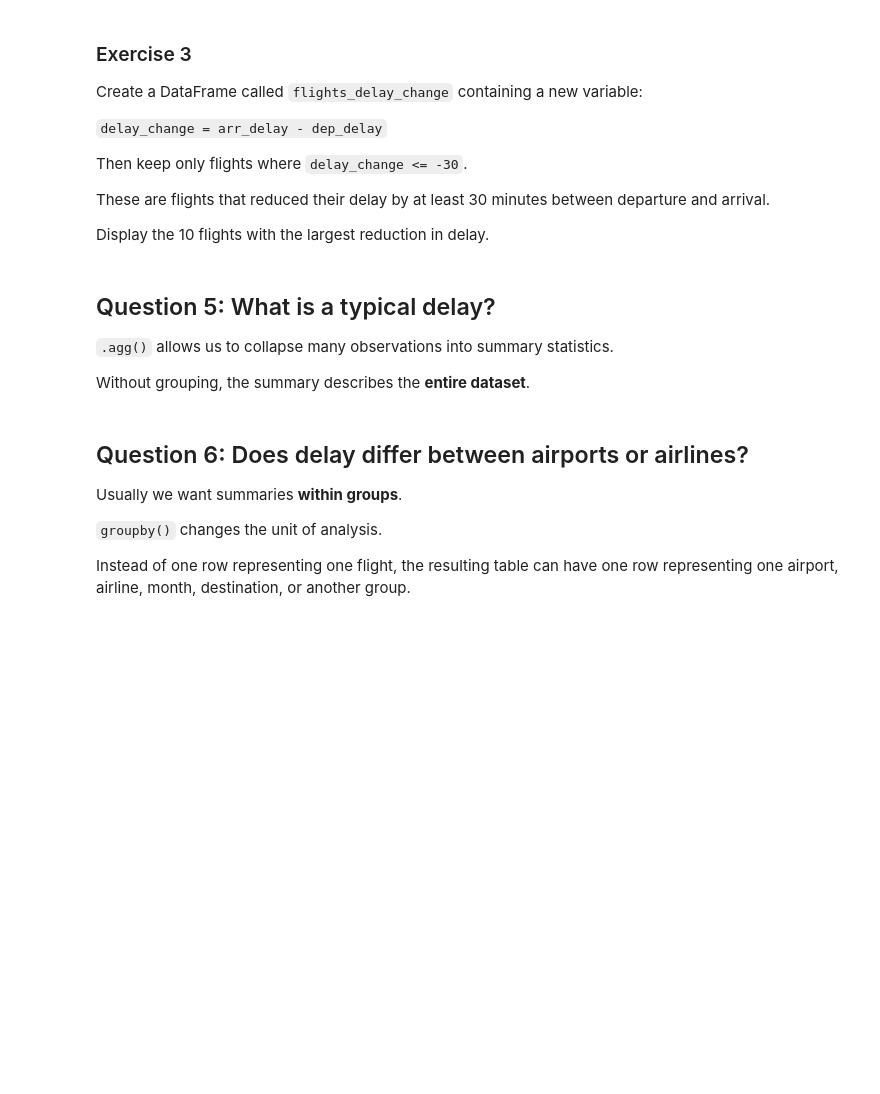
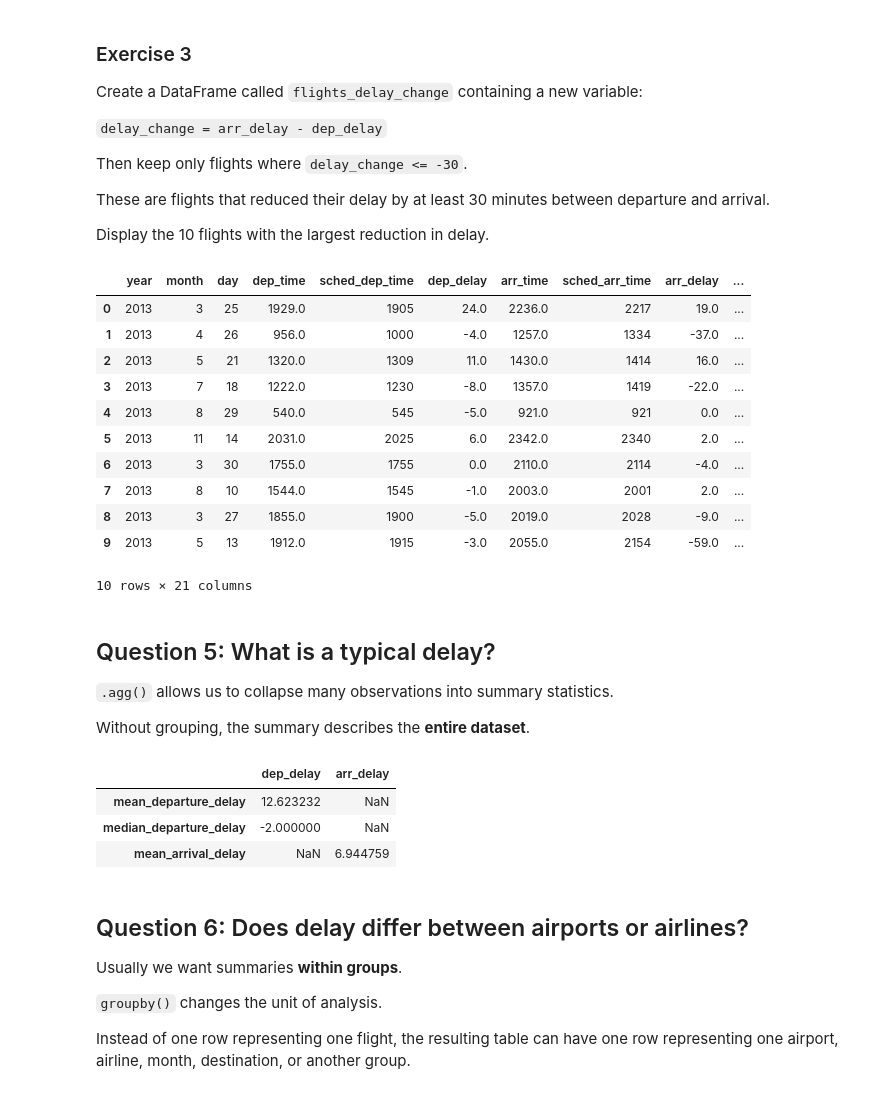
Before and after one commit to wenndybenavides/ANALYTICS-CODING, a Jupyter notebook: Session_2/1_Data_Transformation_AUT26.ipynb, the cells around one changed output. Cells and saved outputs as stored; diff of their text form; code cells hidden in the pictures; blank space fills up the shorter version.

```diff
--- a/Session_2/1_Data_Transformation_AUT26.ipynb
+++ b/Session_2/1_Data_Transformation_AUT26.ipynb
@@ -133,3 +268,10 @@ A negative value means the flight arrived with **less delay** than it had when i
 We can create several new variables at the same time.
 
 For example, approximate average speed in miles per hour can be calculated from `distance` and `air_time`.
+# %%
+flights_transformed = flights.assign(
+    gain = flights['arr_delay'] - flights['dep_delay'],
+    speed = flights['distance'] / (flights['air_time'] / 60)
+)
+
+flights_transformed.head()
@@ -145,12 +295,46 @@ Then keep only flights where `delay_change <= -30`.
 These are flights that reduced their delay by at least 30 minutes between departure and arrival.
 
 Display the 10 flights with the largest reduction in delay.
+# %%
+flights_delay_change = (
+    flights.assign(
+    delay_change = flights['arr_delay'] - flights['dep_delay'],
+)
+.query('delay_change <= -30')
+)
+
+
+flights_transformed.head(10)
+# %% [output]
+|  | year | month | day | dep_time | sched_dep_time | dep_delay | arr_time | sched_arr_time | arr_delay | ... |
+| 0 | 2013 | 3 | 25 | 1929.0 | 1905 | 24.0 | 2236.0 | 2217 | 19.0 | ... |
+| 1 | 2013 | 4 | 26 | 956.0 | 1000 | -4.0 | 1257.0 | 1334 | -37.0 | ... |
+| 2 | 2013 | 5 | 21 | 1320.0 | 1309 | 11.0 | 1430.0 | 1414 | 16.0 | ... |
+| 3 | 2013 | 7 | 18 | 1222.0 | 1230 | -8.0 | 1357.0 | 1419 | -22.0 | ... |
+| 4 | 2013 | 8 | 29 | 540.0 | 545 | -5.0 | 921.0 | 921 | 0.0 | ... |
+| 5 | 2013 | 11 | 14 | 2031.0 | 2025 | 6.0 | 2342.0 | 2340 | 2.0 | ... |
+| 6 | 2013 | 3 | 30 | 1755.0 | 1755 | 0.0 | 2110.0 | 2114 | -4.0 | ... |
+| 7 | 2013 | 8 | 10 | 1544.0 | 1545 | -1.0 | 2003.0 | 2001 | 2.0 | ... |
+| 8 | 2013 | 3 | 27 | 1855.0 | 1900 | -5.0 | 2019.0 | 2028 | -9.0 | ... |
+| 9 | 2013 | 5 | 13 | 1912.0 | 1915 | -3.0 | 2055.0 | 2154 | -59.0 | ... |
+10 rows × 21 columns
 # %% [markdown]
 ## Question 5: What is a typical delay?
 
 `.agg()` allows us to collapse many observations into summary statistics.
 
 Without grouping, the summary describes the **entire dataset**.
+# %%
+flights.agg(
+    mean_departure_delay =  ('dep_delay', 'mean'),
+    median_departure_delay = ('dep_delay', 'median'),
+    mean_arrival_delay = ('arr_delay', 'mean')
+)
+# %% [output]
+|  | dep_delay | arr_delay |
+| mean_departure_delay | 12.623232 | NaN |
+| median_departure_delay | -2.000000 | NaN |
+| mean_arrival_delay | NaN | 6.944759 |
 # %% [markdown]
 ## Question 6: Does delay differ between airports or airlines?
 
```
Also changed, not shown: parts of 17 cells of this notebook.
